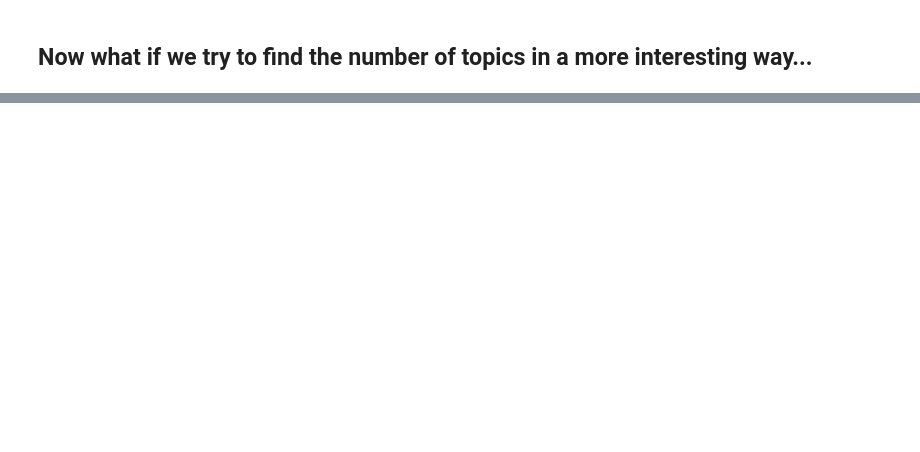
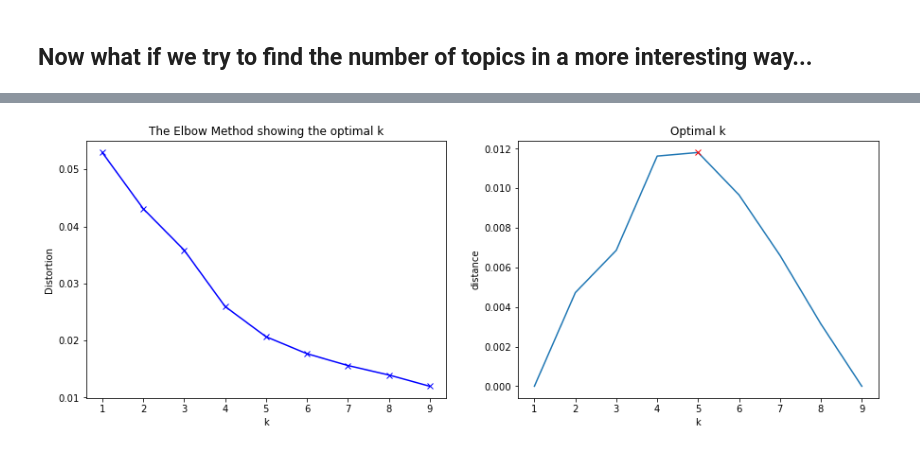
Before and after one commit to purplsquirr3l/randomness, a Jupyter notebook: topic_model.ipynb, the cells around one changed output, grey strips where cells are left out. Drawn from its saved outputs; the diff is of its cells as text; code cells hidden in the pictures; blank space fills up the shorter version.

```diff
--- a/topic_model.ipynb
+++ b/topic_model.ipynb
@@ -97,15 +113,35 @@ import matplotlib.pyplot as plt
 # %%
 # k means determine k
 distortions = []
+models = []
 K = range(1,10)
 for k in K:
     kmeanModel = KMeans(n_clusters=k).fit(X)
     kmeanModel.fit(X)
+    models.append(kmeanModel)
     distortions.append(sum(np.min(cdist(X, kmeanModel.cluster_centers_, 'euclidean'), axis=1)) / X.shape[0])
 
+
+plt.figure(figsize=(15,5))
+plt.subplot(121)
 # Plot the elbow
 plt.plot(K, distortions, 'bx-')
 plt.xlabel('k')
 plt.ylabel('Distortion')
 plt.title('The Elbow Method showing the optimal k')
+
+new_points = [np.array(a) for a in zip(K, distortions)]
+second_derivs = []
+for index in range(0, len(new_points)):
+    second_derivs.append(np.linalg.norm(np.cross(new_points[-1]-new_points[0],
+                                                 new_points[0]-new_points[index]))/np.linalg.norm(new_points[-1]-new_points[0]))
+
+plt.subplot(122)
+plt.plot(K, second_derivs)
+plt.plot(second_derivs.index(max(second_derivs))+1, max(second_derivs), 'rx')
+plt.xlabel('k')
+plt.ylabel('distance')
+plt.title('Optimal k')
 plt.show()
+# %% [output]
+[figure, added]
```
Also changed, not shown: parts of 9 cells of this notebook, 1 other file.
